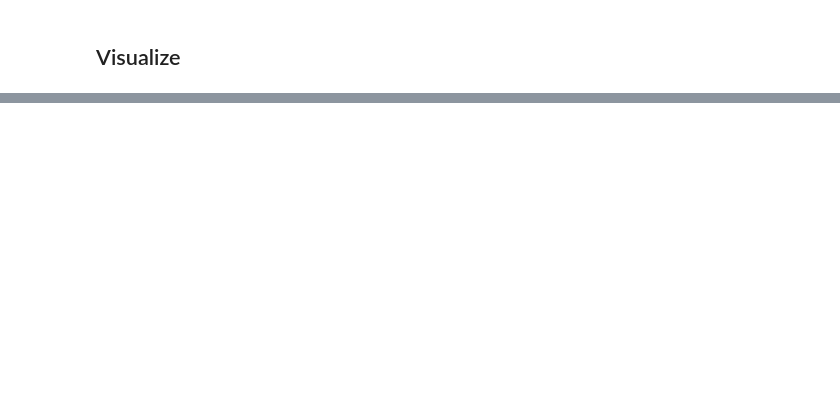
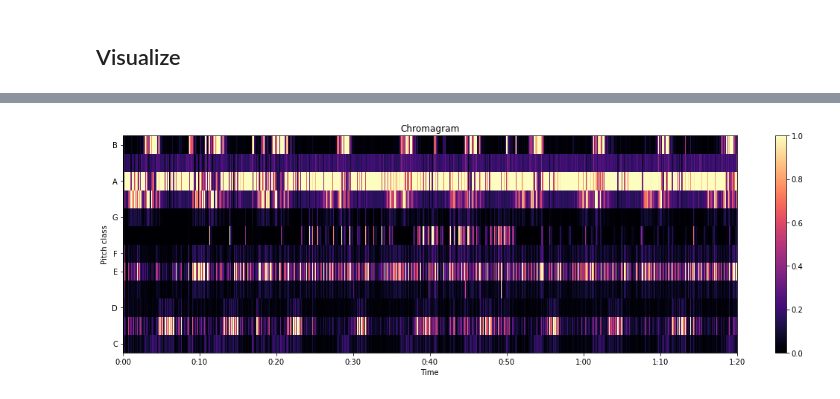
Before and after one commit to sharon1018/Music_information_retrieval, a Jupyter notebook: Pitch_spelling-sleeping.ipynb, the cells around one changed output, grey strips where cells are left out. Cells and saved outputs as stored; diff of their text form; code cells hidden in the pictures; blank space fills up the shorter version.

```diff
--- a/Pitch_spelling-sleeping.ipynb
+++ b/Pitch_spelling-sleeping.ipynb
@@ -343,3 +495,12 @@ plt.tight_layout()
+# %%
+import matplotlib.pyplot as plt
+plt.figure(figsize=(15, 5))
+librosa.display.specshow(chroma_stft, y_axis='chroma', x_axis='time')
+plt.colorbar()
+plt.title('Chromagram')
+plt.tight_layout()
+# %% [output]
+[figure, added]
 # %%
 # ## split audio
 # def chunk_wav(file, chunk_ms,folder, title):
```
Also changed, not shown: parts of 31 cells of this notebook.
